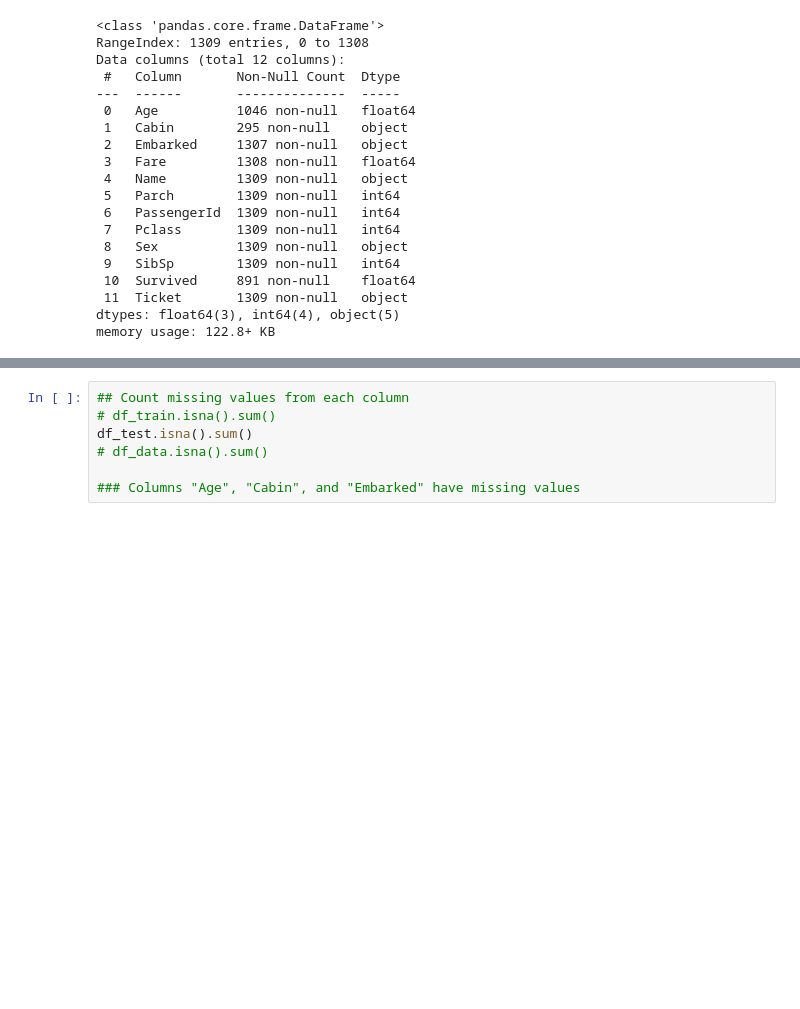
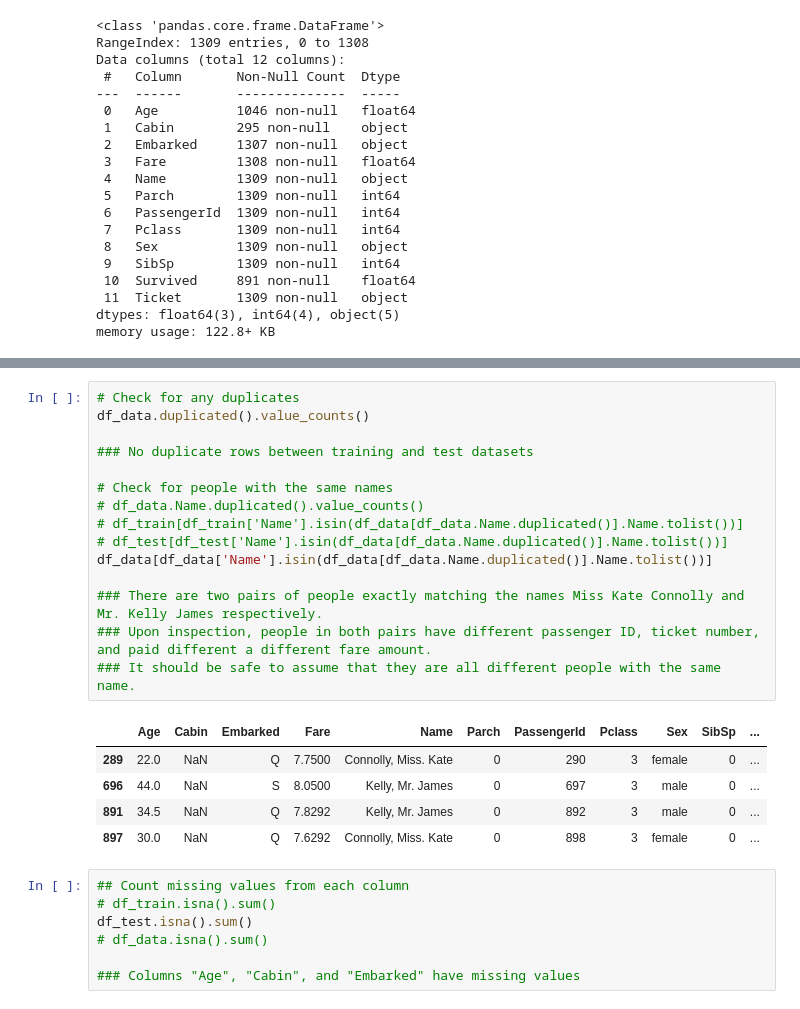
Before and after one commit to ywjin0707/KaggleNotebooks, a Jupyter notebook: titanic-survival-classification.ipynb, the cells around one changed output, grey strips where cells are left out. Saved outputs shown, nothing was run; the diff lists cells and outputs as text; blank space fills up the shorter version.

```diff
--- a/titanic-survival-classification.ipynb
+++ b/titanic-survival-classification.ipynb
@@ -119,3 +118,24 @@ dtype: int64
+# %%
+# Check for any duplicates
+df_data.duplicated().value_counts()
+
+### No duplicate rows between training and test datasets
+
+# Check for people with the same names
+# df_data.Name.duplicated().value_counts()
+# df_train[df_train['Name'].isin(df_data[df_data.Name.duplicated()].Name.tolist())]
+# df_test[df_test['Name'].isin(df_data[df_data.Name.duplicated()].Name.tolist())]
+df_data[df_data['Name'].isin(df_data[df_data.Name.duplicated()].Name.tolist())]
+
+### There are two pairs of people exactly matching the names Miss Kate Connolly and Mr. Kelly James respectively.
+### Upon inspection, people in both pairs have different passenger ID, ticket number, and paid different a different fare amount.
+### It should be safe to assume that they are all different people with the same name.
+# %% [output]
+|  | Age | Cabin | Embarked | Fare | Name | Parch | PassengerId | Pclass | Sex | SibSp | ... |
+| 289 | 22.0 | NaN | Q | 7.7500 | Connolly, Miss. Kate | 0 | 290 | 3 | female | 0 | ... |
+| 696 | 44.0 | NaN | S | 8.0500 | Kelly, Mr. James | 0 | 697 | 3 | male | 0 | ... |
+| 891 | 34.5 | NaN | Q | 7.8292 | Kelly, Mr. James | 0 | 892 | 3 | male | 0 | ... |
+| 897 | 30.0 | NaN | Q | 7.6292 | Connolly, Miss. Kate | 0 | 898 | 3 | female | 0 | ... |
 # %%
 ## Count missing values from each column
 # df_train.isna().sum()
```
Also changed, not shown: parts of 69 cells of this notebook.
